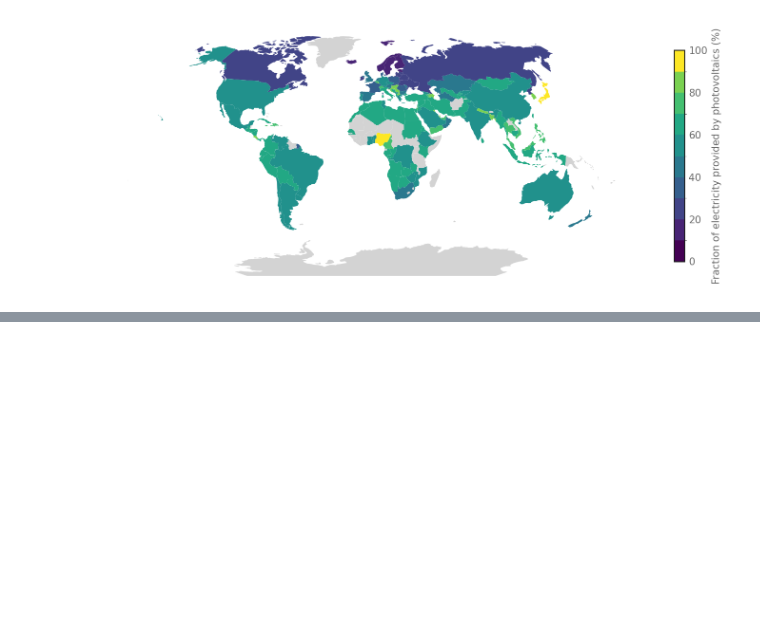
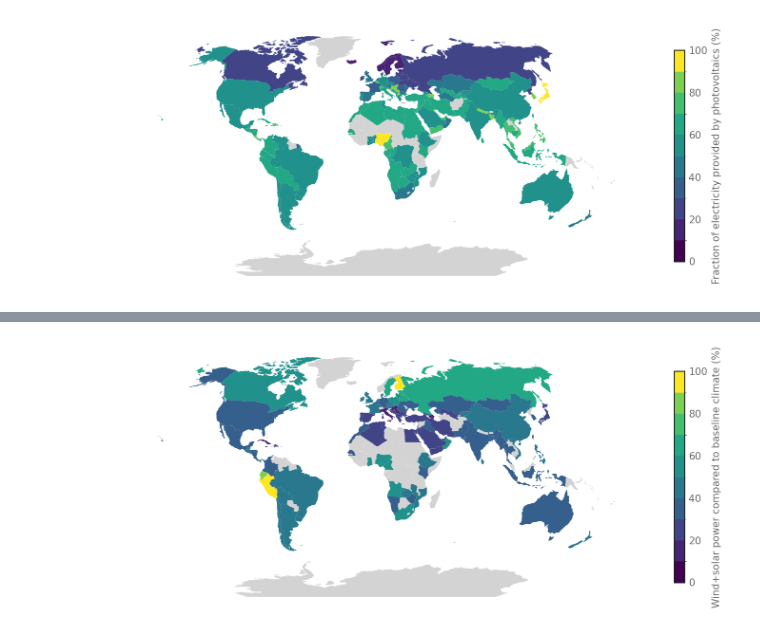
Before and after one commit to allfed/Renewables-Nuclear-Winter, a Jupyter notebook: scripts/Maps-2050.ipynb, the cells around one changed output, grey strips where cells are left out. Saved outputs shown, nothing was run; the diff lists cells and outputs as text; code cells hidden in the pictures; blank space fills up the shorter version.

```diff
--- a/scripts/Maps-2050.ipynb
+++ b/scripts/Maps-2050.ipynb
@@ -23,7 +22,7 @@ df["wind"] = df["on_shore_wind_pct"] + df["off_shore_wind_pct"]
 df["solar_and_wind"] = df["solar"] + df["wind"]
 df["solar"] = 100 * df["solar"] / df["solar_and_wind"]
 df["wind"] = 100 * df["wind"] / df["solar_and_wind"]
-df = df[["country", "solar", "wind"]]
+df = df[["country", "solar", "wind", "total_power_GW"]]
 # drop last row, which is the world
 df = df.drop(df.index[-1])
 # %%
@@ -79,0 +184,53 @@ plt.savefig("../results/2050-energy-percentage.pdf", bbox_inches="tight")
+# %%
+df2 = df.rename(columns={"solar": "solar_contribution_baseline"})
+df2 = df2.rename(columns={"wind": "wind_contribution_baseline"})
+df2 = df2.rename(columns={"total_power_GW": "total_power_baseline_GW"})
+df2["solar_contribution_baseline"] = df2["solar_contribution_baseline"] / 100
+df2["wind_contribution_baseline"] = df2["wind_contribution_baseline"] / 100
+solar["solar_fraction_NW"] = solar["Fraction"] / 100
+wind["wind_fraction_NW"] = wind["Fraction"] / 100
+
+
+df2 = df2.merge(solar, left_on="country", right_on="Country", how="left")
+df2 = df2.merge(wind, left_on="country", right_on="Country", how="left")
+df2 = df2.drop(columns=["Country_x", "Country_y", "solar", "wind"])
+df2 = df2.drop(columns=["Fraction_x", "Fraction_y", "Year_x", "Year_y"])
+df2["solar+wind_fraction_NW"] = (
+    df2["solar_contribution_baseline"] * df2["solar_fraction_NW"] + df2["wind_contribution_baseline"] * df2["wind_fraction_NW"]
+)
+df2["solar+wind_pct_NW"] = 100 * df2["solar+wind_fraction_NW"]
+# %%
+world = gpd.read_file(gpd.datasets.get_path("naturalearth_lowres"))
+world = world.merge(df2, left_on="name", right_on="country", how="left")
+world = world.to_crs("+proj=wintri")
+
+
+default_color = "lightgrey"
+
+cmap = plt.cm.get_cmap("viridis")
+colors = cmap(np.linspace(0, 1, 11))
+cmap = mcolors.ListedColormap(colors)
+bounds = np.arange(0, 101, 10)
+norm = mcolors.BoundaryNorm(bounds, cmap.N)
+
+
+fig, ax = plt.subplots(1, 1)
+sm = world.plot(
+    column="solar+wind_pct_NW",
+    cmap=cmap,
+    norm=norm,
+    legend=True,
+    legend_kwds={
+        "label": f"Wind+solar power compared to baseline climate (%)",
+        "orientation": "vertical",
+        "shrink": 0.8,
+    },
+    ax=ax,
+    missing_kwds={"color": default_color},
+)
+ax.set_axis_off()
+ax.grid(False)
+plt.tight_layout()
+plt.savefig("../results/overall-power-NW-year1.pdf", bbox_inches="tight")
+# %% [output]
+[figure, added]
```
Also changed, not shown: parts of 13 cells of this notebook, 8 other files.
